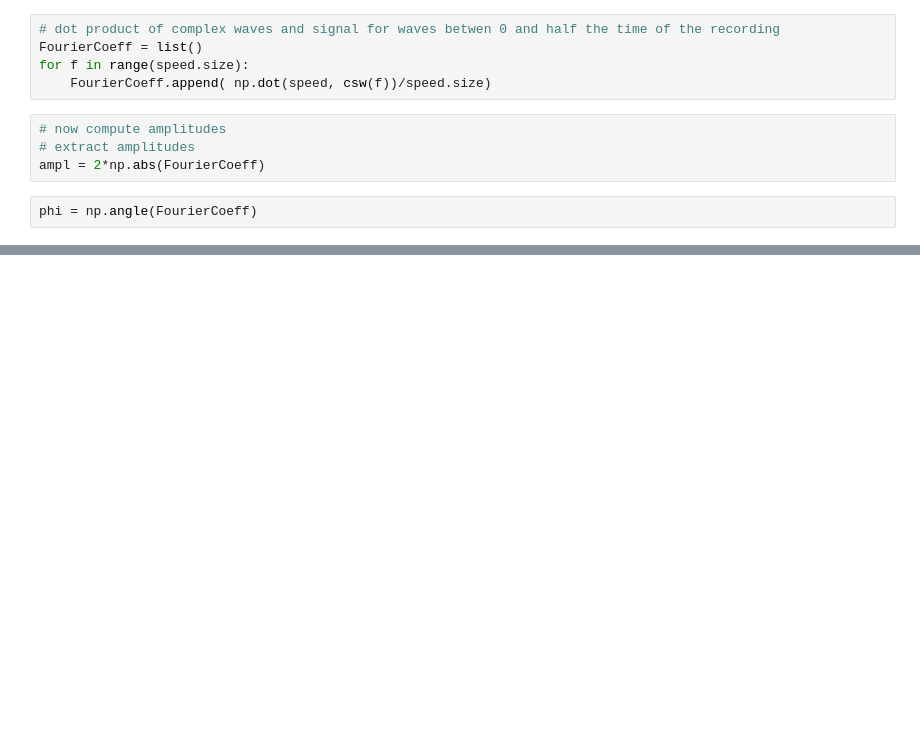
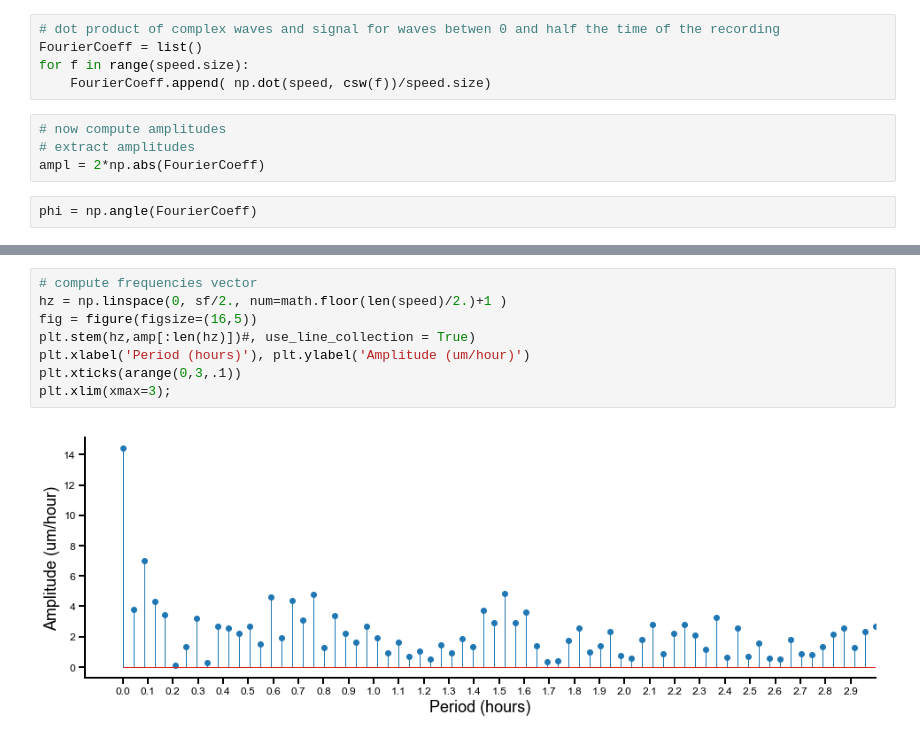
Before and after one commit to OrielBanne/myIPythonNotebooks, a Jupyter notebook: Signal_Processing/DiscreteFourierTransformation.ipynb, the cells around one changed output, grey strips where cells are left out. Cells and saved outputs as stored; diff of their text form; blank space fills up the shorter version.

```diff
--- a/Signal_Processing/DiscreteFourierTransformation.ipynb
+++ b/Signal_Processing/DiscreteFourierTransformation.ipynb
@@ -205,0 +235,10 @@ ax.set_xticks(range(0, 25, 6));
+# %%
+# compute frequencies vector
+hz = np.linspace(0, sf/2., num=math.floor(len(speed)/2.)+1 )
+fig = figure(figsize=(16,5))
+plt.stem(hz,amp[:len(hz)])#, use_line_collection = True)
+plt.xlabel('Period (hours)'), plt.ylabel('Amplitude (um/hour)')
+plt.xticks(arange(0,3,.1))
+plt.xlim(xmax=3);
+# %% [output]
+[figure, added]
```
Also changed, not shown: parts of 17 cells of this notebook.
